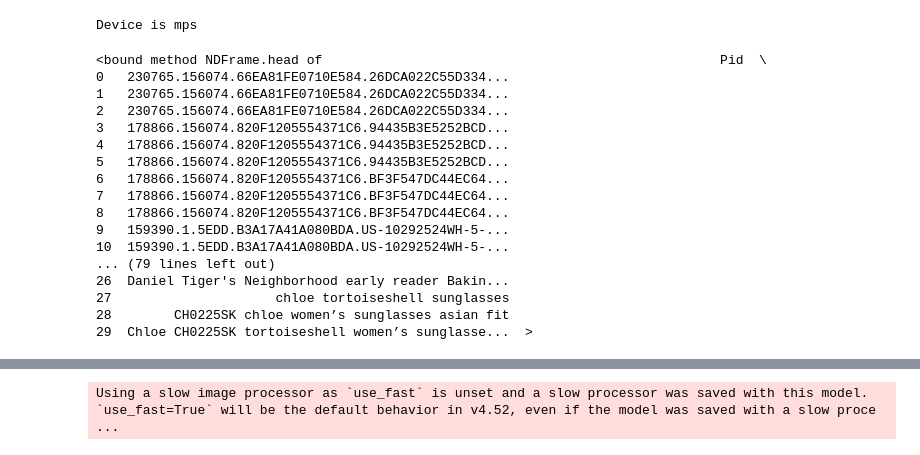
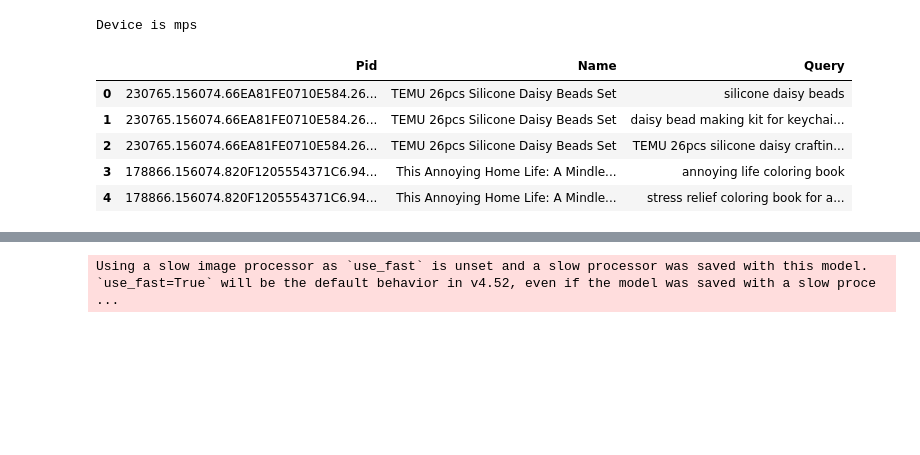
Before and after one commit to FinlyWealth/mds-finly-search, a Jupyter notebook: notebook/experiment_pipeline.ipynb, the cells around one changed output, grey strips where cells are left out. Drawn from its saved outputs; the diff is of its cells as text; code cells hidden in the pictures; blank space fills up the shorter version.

```diff
--- a/notebook/experiment_pipeline.ipynb
+++ b/notebook/experiment_pipeline.ipynb
@@ -19,22 +14,11 @@ print(f"Device is {device}")
 Device is mps
 # %%
 df = pd.read_csv('benchmark.csv')
-df.head
+df.head()
 # %% [output]
-<bound method NDFrame.head of                                                   Pid  \
-0   230765.156074.66EA81FE0710E584.26DCA022C55D334...
-1   230765.156074.66EA81FE0710E584.26DCA022C55D334...
-2   230765.156074.66EA81FE0710E584.26DCA022C55D334...
-3   178866.156074.820F1205554371C6.94435B3E5252BCD...
-4   178866.156074.820F1205554371C6.94435B3E5252BCD...
-5   178866.156074.820F1205554371C6.94435B3E5252BCD...
-6   178866.156074.820F1205554371C6.BF3F547DC44EC64...
-7   178866.156074.820F1205554371C6.BF3F547DC44EC64...
-8   178866.156074.820F1205554371C6.BF3F547DC44EC64...
-9   159390.1.5EDD.B3A17A41A080BDA.US-10292524WH-5-...
-10  159390.1.5EDD.B3A17A41A080BDA.US-10292524WH-5-...
-... (79 lines left out)
-26  Daniel Tiger's Neighborhood early reader Bakin...
-27                     chloe tortoiseshell sunglasses
-28        CH0225SK chloe women’s sunglasses asian fit
-29  Chloe CH0225SK tortoiseshell women’s sunglasse...  >
+|  | Pid | Name | Query |
+| 0 | 230765.156074.66EA81FE0710E584.26... | TEMU 26pcs Silicone Daisy Beads Set | silicone daisy beads |
+| 1 | 230765.156074.66EA81FE0710E584.26... | TEMU 26pcs Silicone Daisy Beads Set | daisy bead making kit for keychai... |
+| 2 | 230765.156074.66EA81FE0710E584.26... | TEMU 26pcs Silicone Daisy Beads Set | TEMU 26pcs silicone daisy craftin... |
+| 3 | 178866.156074.820F1205554371C6.94... | This Annoying Home Life: A Mindle... | annoying life coloring book |
+| 4 | 178866.156074.820F1205554371C6.94... | This Annoying Home Life: A Mindle... | stress relief coloring book for a... |
```
Also changed, not shown: parts of 4 cells of this notebook, 1 other file.
